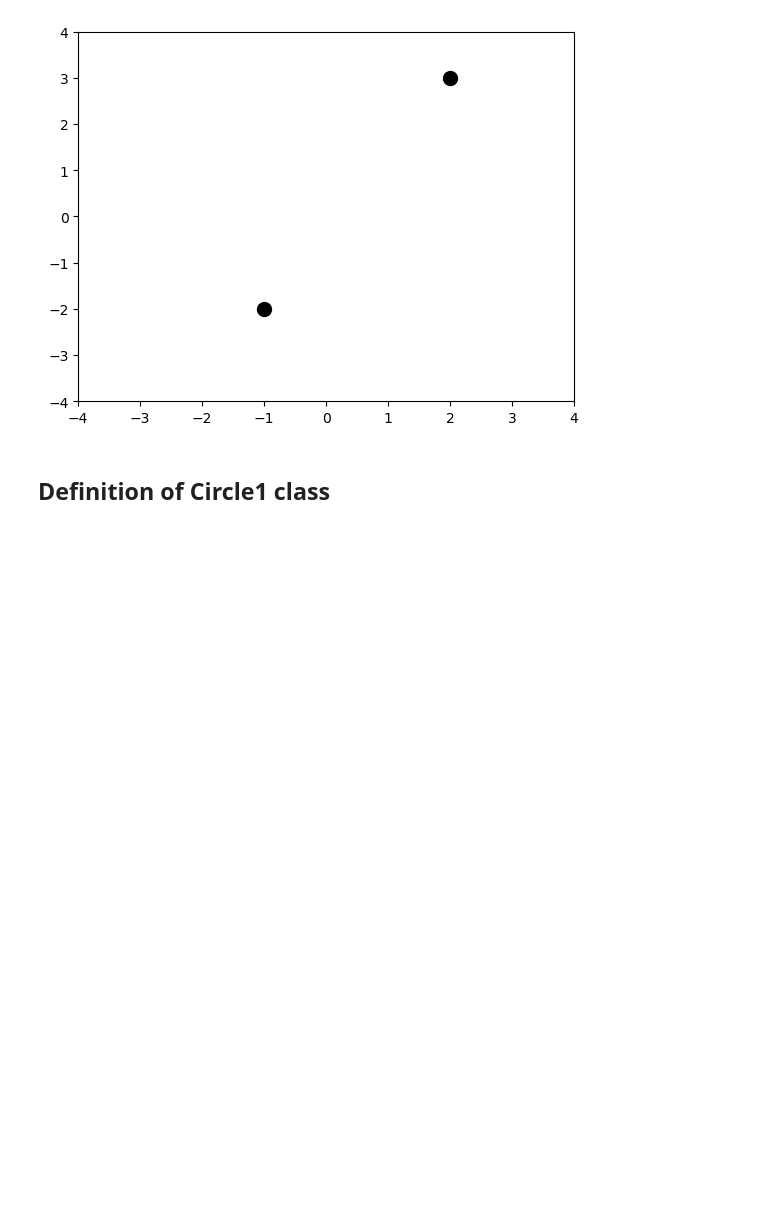
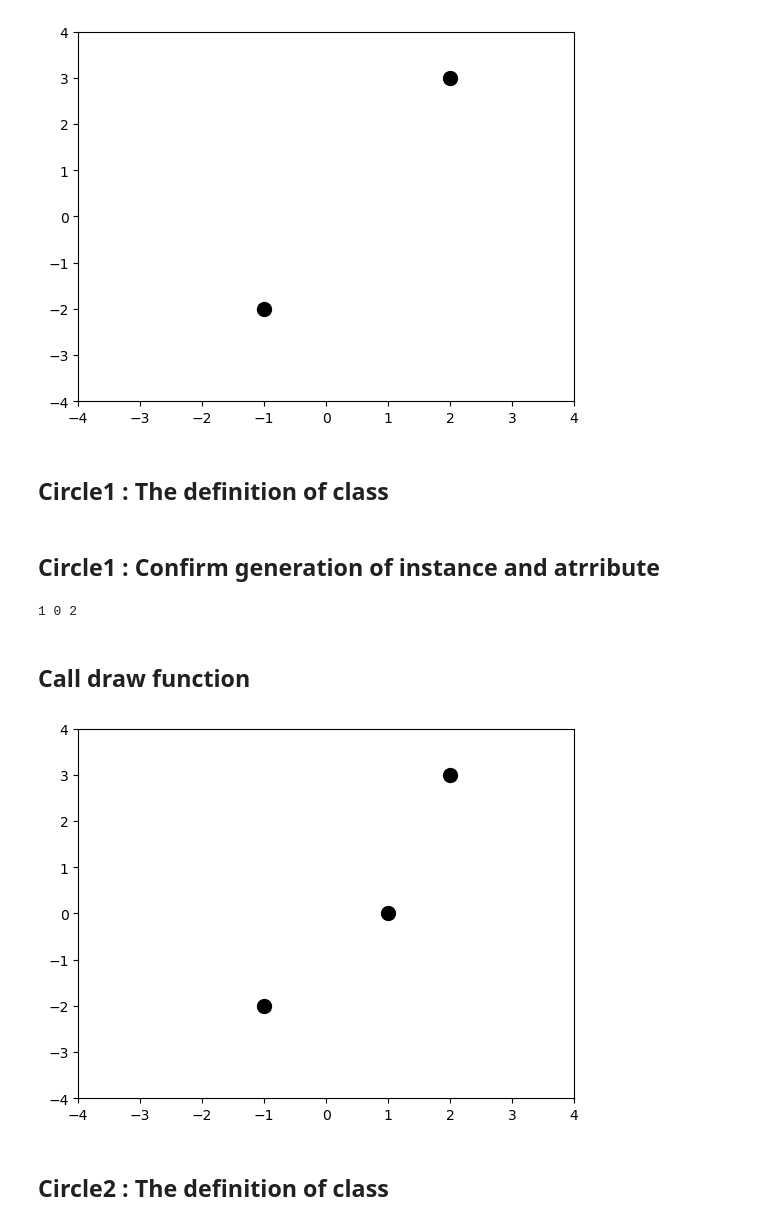
Before and after one commit to MatsukawaGenta/genmai-training, a Jupyter notebook: PyTorch_and_deeplearning_programming/notebooks/01_python.ipynb, the cells around one changed output. Saved outputs shown, nothing was run; the diff lists cells and outputs as text; code cells hidden in the pictures; blank space fills up the shorter version.

```diff
--- a/PyTorch_and_deeplearning_programming/notebooks/01_python.ipynb
+++ b/PyTorch_and_deeplearning_programming/notebooks/01_python.ipynb
@@ -5,3 +6,19 @@ import matplotlib.pyplot as plt
+# %%
+# Turn warnings off
+import warnings
+warnings.simplefilter('ignore')
+
+# Set default font size
+plt.rcParams['font.size'] = 14
+
+# Set default graph size
+plt.rcParams['figure.figsize'] = (6,6)
+
+# Show grid
+plt.rcParams['axes.grid'] = True
+
+# Set precision of numpy
+np.set_printoptions(suppress=True, precision=5)
 # %% [markdown]
 # Be careful with variables of container data type
 # %%
@@ -272,4 +289,40 @@ plt.show()
 # %% [output]
 [figure]
 # %% [markdown]
-## Definition of Circle1 class
+## Circle1 : The definition of class
+# %%
+# The Definition of Child class Circle of Point class : No1
+class Circle(Point):
+    # Circle has arguments x, y and r when instantiated
+    def __init__(self, x, y, r):
+        # Set x and y as the attribute of parent class
+        super().__init__(x, y)
+        # Set r as the attribute of Circle
+        self.r = r
+
+    # You don't need to define draw function here
+# %% [markdown]
+## Circle1 : Confirm generation of instance and atrribute
+# %%
+# Generate instance variable c1_1 from class Circle1
+c1_1 = Circle(1, 0, 2)
+
+# Confirm atrribute of c1_1
+print(c1_1.x, c1_1.y, c1_1.r)
+# %% [output]
+1 0 2
+# %% [markdown]
+## Call draw function
+# %%
+# Call draw functions of p1, p2 ans c1_1
+ax = plt.subplot
+p1.draw()
+p2.draw()
+c1_1.draw()
+plt.xlim(-4, 4)
+plt.ylim(-4, 4)
+plt.show()
+# %% [output]
+[figure, added]
+# %% [markdown]
+## Circle2 : The definition of class
```
Also changed, not shown: parts of 4 cells of this notebook.
